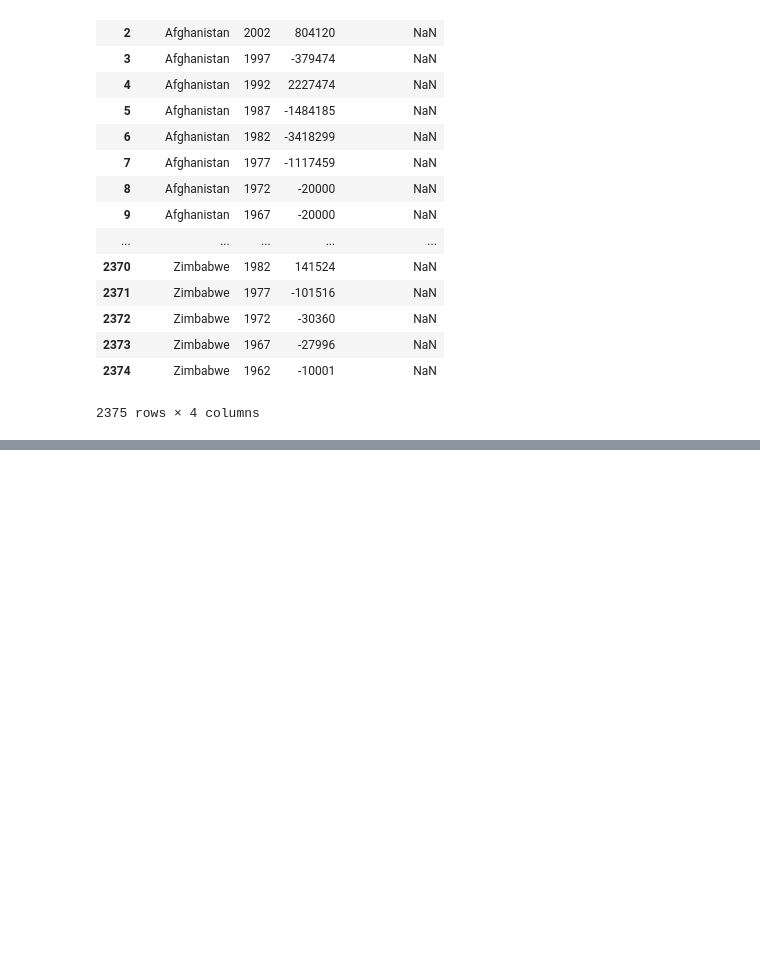
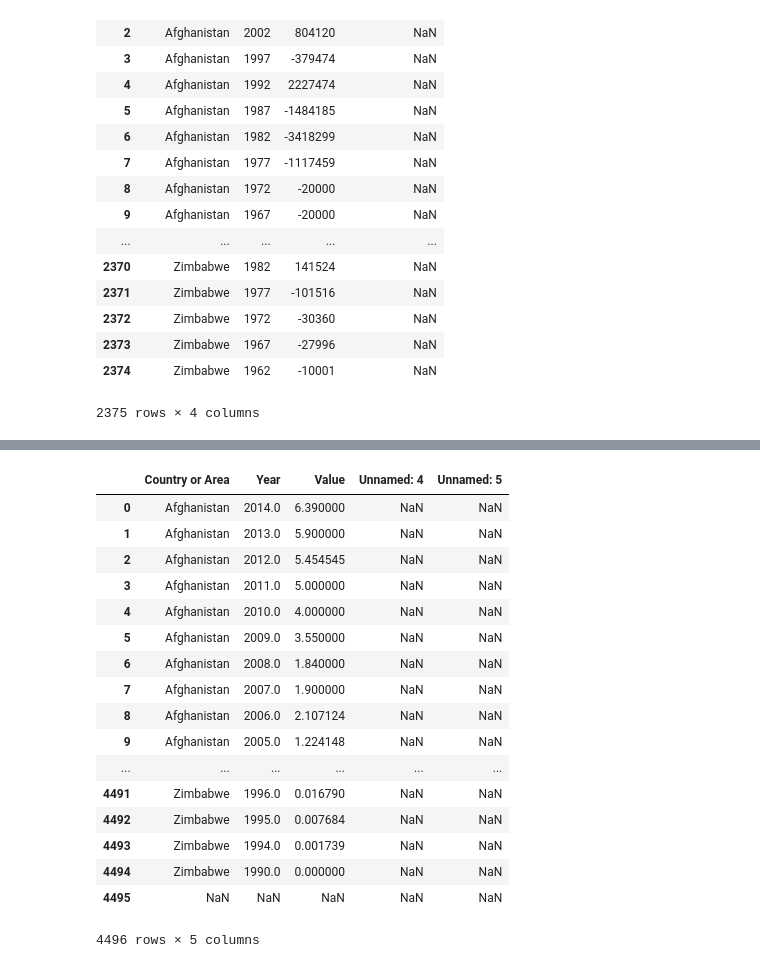
Before and after one commit to smitamisra/DataQ1, a Jupyter notebook: dataquestion1.ipynb, the cells around one changed output, grey strips where cells are left out. Cells and saved outputs as stored; diff of their text form; code cells hidden in the pictures; blank space fills up the shorter version.

```diff
--- a/dataquestion1.ipynb
+++ b/dataquestion1.ipynb
@@ -52,0 +117,21 @@ internet_users
+# %%
+net_migrations.drop('Value Footnotes', axis=1)
+# %% [output]
+|  | Country or Area | Year | Value | Unnamed: 4 | Unnamed: 5 |
+| 0 | Afghanistan | 2014.0 | 6.390000 | NaN | NaN |
+| 1 | Afghanistan | 2013.0 | 5.900000 | NaN | NaN |
+| 2 | Afghanistan | 2012.0 | 5.454545 | NaN | NaN |
+| 3 | Afghanistan | 2011.0 | 5.000000 | NaN | NaN |
+| 4 | Afghanistan | 2010.0 | 4.000000 | NaN | NaN |
+| 5 | Afghanistan | 2009.0 | 3.550000 | NaN | NaN |
+| 6 | Afghanistan | 2008.0 | 1.840000 | NaN | NaN |
+| 7 | Afghanistan | 2007.0 | 1.900000 | NaN | NaN |
+| 8 | Afghanistan | 2006.0 | 2.107124 | NaN | NaN |
+| 9 | Afghanistan | 2005.0 | 1.224148 | NaN | NaN |
+| ... | ... | ... | ... | ... | ... |
+| 4491 | Zimbabwe | 1996.0 | 0.016790 | NaN | NaN |
+| 4492 | Zimbabwe | 1995.0 | 0.007684 | NaN | NaN |
+| 4493 | Zimbabwe | 1994.0 | 0.001739 | NaN | NaN |
+| 4494 | Zimbabwe | 1990.0 | 0.000000 | NaN | NaN |
+| 4495 | NaN | NaN | NaN | NaN | NaN |
+4496 rows × 5 columns
```
Also changed, not shown: parts of 5 cells of this notebook, 1 other file.
